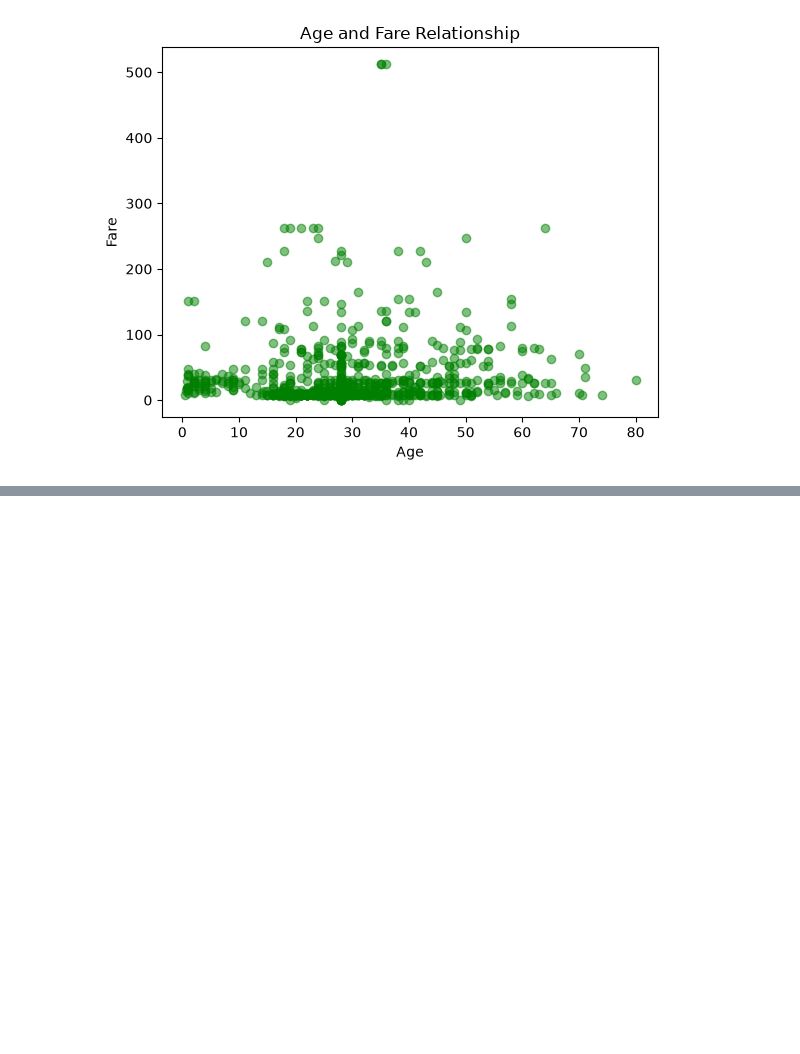
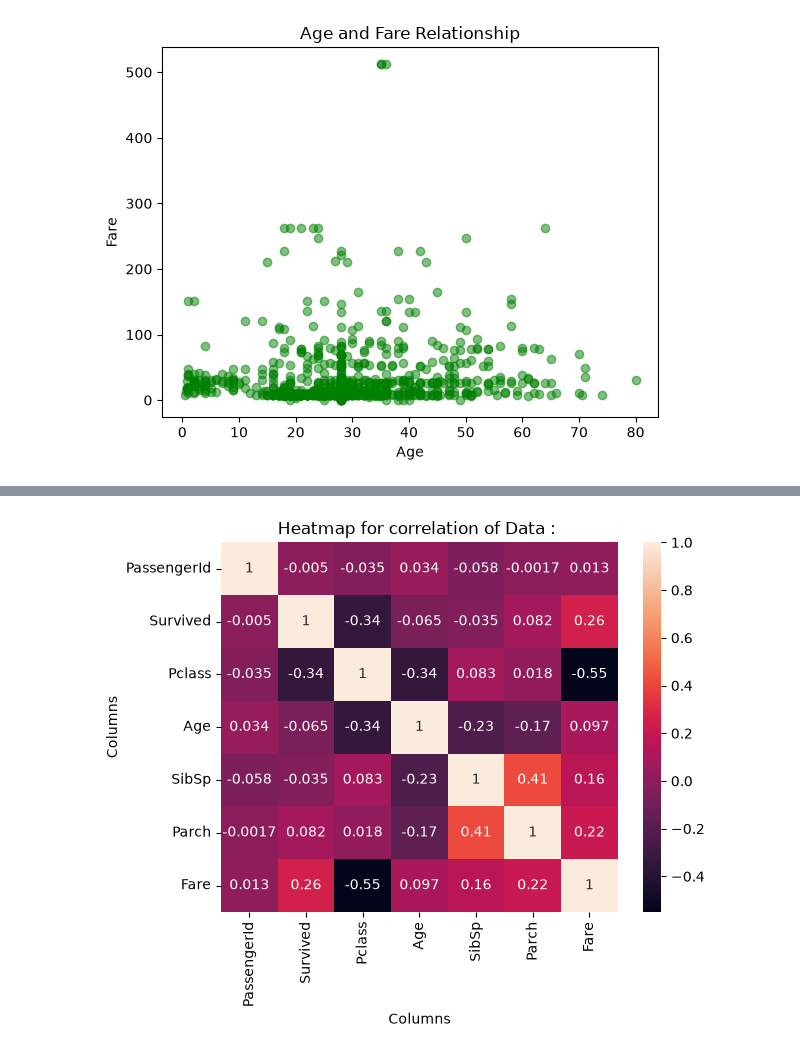
Before and after one commit to hassan-635/AI-Engineering-Course, a Jupyter notebook: Week_2_Data_Science_Essentials/day7_EDA_Project/Titanic Dataset.ipynb, the cells around one changed output, grey strips where cells are left out. Drawn from its saved outputs; the diff is of its cells as text; code cells hidden in the pictures; blank space fills up the shorter version.

```diff
--- a/Week_2_Data_Science_Essentials/day7_EDA_Project/Titanic Dataset.ipynb
+++ b/Week_2_Data_Science_Essentials/day7_EDA_Project/Titanic Dataset.ipynb
@@ -153,3 +153,6 @@ plt.ylabel("Fare")
 plt.show()
 # %% [output]
 [figure]
+# %%
+correlation = data.corr(numeric_only=True)
+print(correlation)
@@ -155,0 +177,8 @@ plt.show()
+# %%
+sns.heatmap(data=correlation, annot=True)
+plt.title("Heatmap for correlation of Data : ")
+plt.xlabel("Columns")
+plt.ylabel("Columns")
+plt.show()
+# %% [output]
+[figure, added]
```
Also changed, not shown: parts of 2 cells of this notebook.
